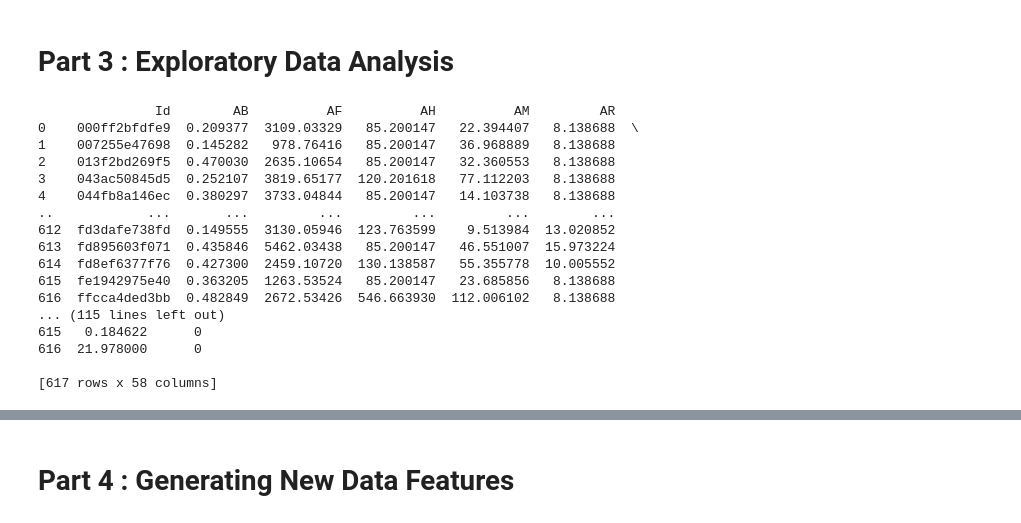
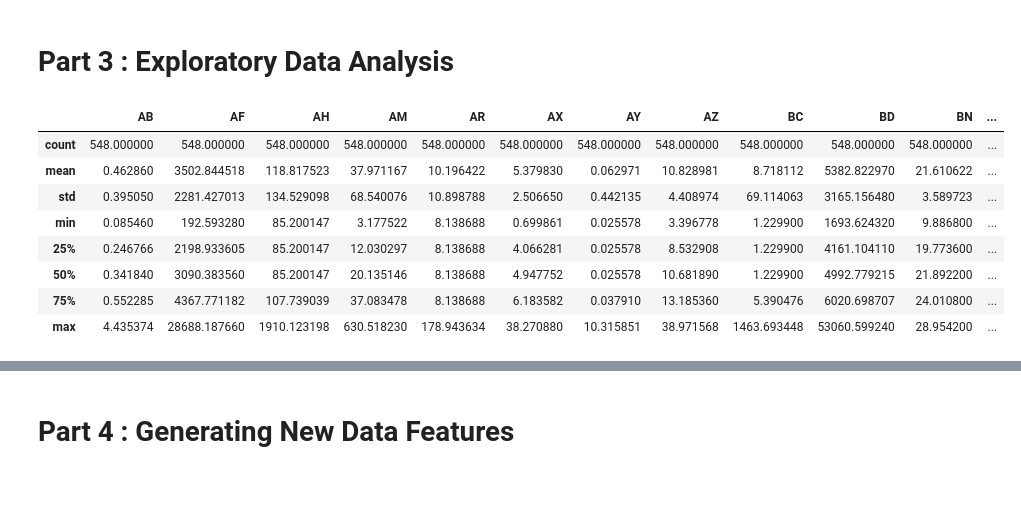
Before and after one commit to Mitochondria12/Disease-Prediction-Model, a Jupyter notebook: Disease Predictor .ipynb, the cells around one changed output, grey strips where cells are left out. Cells and saved outputs as stored; diff of their text form; code cells hidden in the pictures; blank space fills up the shorter version.

```diff
--- a/Disease Predictor .ipynb
+++ b/Disease Predictor .ipynb
@@ -19,22 +19,15 @@ disease_data = pd.read_csv('Training.csv')
 # Part 3 : Exploratory Data Analysis
 # %%
 disease_data['EJ'] = disease_data['EJ'].map({'A': 0, 'B': 1})
-print(disease_data)
+disease_data=disease_data.dropna()
+disease_data.describe()
 # %% [output]
-               Id        AB          AF          AH          AM         AR
-0    000ff2bfdfe9  0.209377  3109.03329   85.200147   22.394407   8.138688  \
-1    007255e47698  0.145282   978.76416   85.200147   36.968889   8.138688
-2    013f2bd269f5  0.470030  2635.10654   85.200147   32.360553   8.138688
-3    043ac50845d5  0.252107  3819.65177  120.201618   77.112203   8.138688
-4    044fb8a146ec  0.380297  3733.04844   85.200147   14.103738   8.138688
-..            ...       ...         ...         ...         ...        ...
-612  fd3dafe738fd  0.149555  3130.05946  123.763599    9.513984  13.020852
-613  fd895603f071  0.435846  5462.03438   85.200147   46.551007  15.973224
-614  fd8ef6377f76  0.427300  2459.10720  130.138587   55.355778  10.005552
-615  fe1942975e40  0.363205  1263.53524   85.200147   23.685856   8.138688
-616  ffcca4ded3bb  0.482849  2672.53426  546.663930  112.006102   8.138688
-... (115 lines left out)
-615   0.184622      0
-616  21.978000      0
-
-[617 rows x 58 columns]
+|  | AB | AF | AH | AM | AR | AX | AY | AZ | BC | BD | BN | ... |
+| count | 548.000000 | 548.000000 | 548.000000 | 548.000000 | 548.000000 | 548.000000 | 548.000000 | 548.000000 | 548.000000 | 548.000000 | 548.000000 | ... |
+| mean | 0.462860 | 3502.844518 | 118.817523 | 37.971167 | 10.196422 | 5.379830 | 0.062971 | 10.828981 | 8.718112 | 5382.822970 | 21.610622 | ... |
+| std | 0.395050 | 2281.427013 | 134.529098 | 68.540076 | 10.898788 | 2.506650 | 0.442135 | 4.408974 | 69.114063 | 3165.156480 | 3.589723 | ... |
+| min | 0.085460 | 192.593280 | 85.200147 | 3.177522 | 8.138688 | 0.699861 | 0.025578 | 3.396778 | 1.229900 | 1693.624320 | 9.886800 | ... |
+| 25% | 0.246766 | 2198.933605 | 85.200147 | 12.030297 | 8.138688 | 4.066281 | 0.025578 | 8.532908 | 1.229900 | 4161.104110 | 19.773600 | ... |
+| 50% | 0.341840 | 3090.383560 | 85.200147 | 20.135146 | 8.138688 | 4.947752 | 0.025578 | 10.681890 | 1.229900 | 4992.779215 | 21.892200 | ... |
+| 75% | 0.552285 | 4367.771182 | 107.739039 | 37.083478 | 8.138688 | 6.183582 | 0.037910 | 13.185360 | 5.390476 | 6020.698707 | 24.010800 | ... |
+| max | 4.435374 | 28688.187660 | 1910.123198 | 630.518230 | 178.943634 | 38.270880 | 10.315851 | 38.971568 | 1463.693448 | 53060.599240 | 28.954200 | ... |
```
Also changed, not shown: parts of 13 cells of this notebook, 3 other files.
